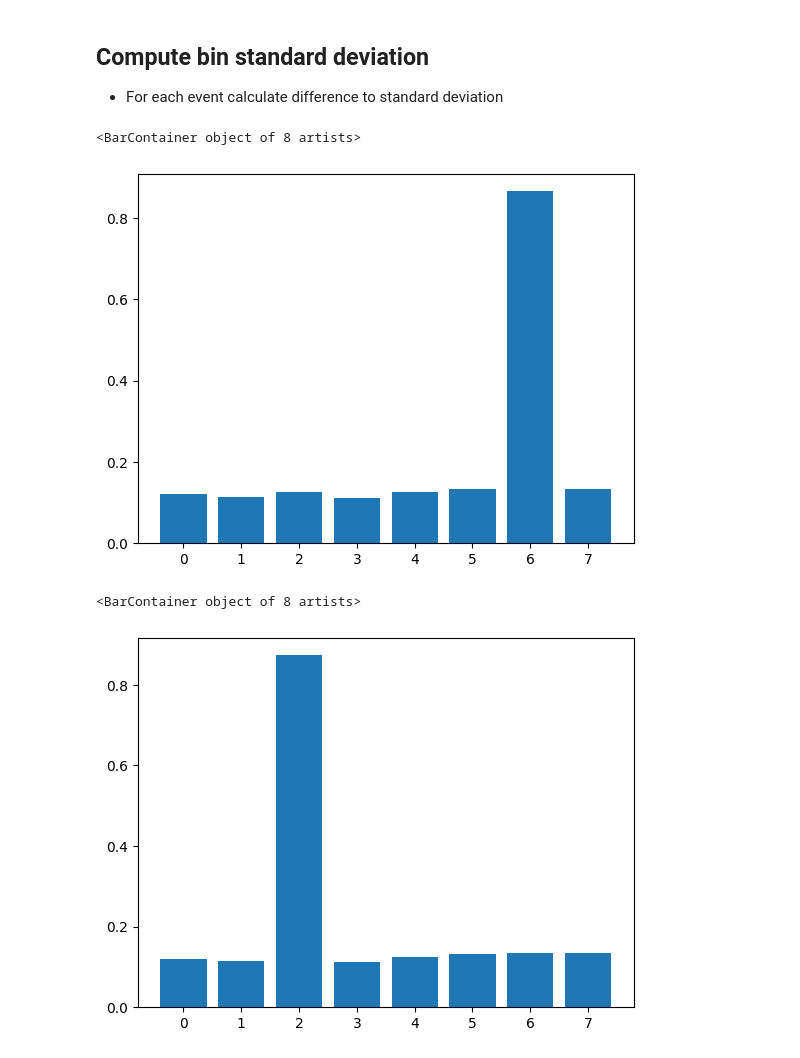
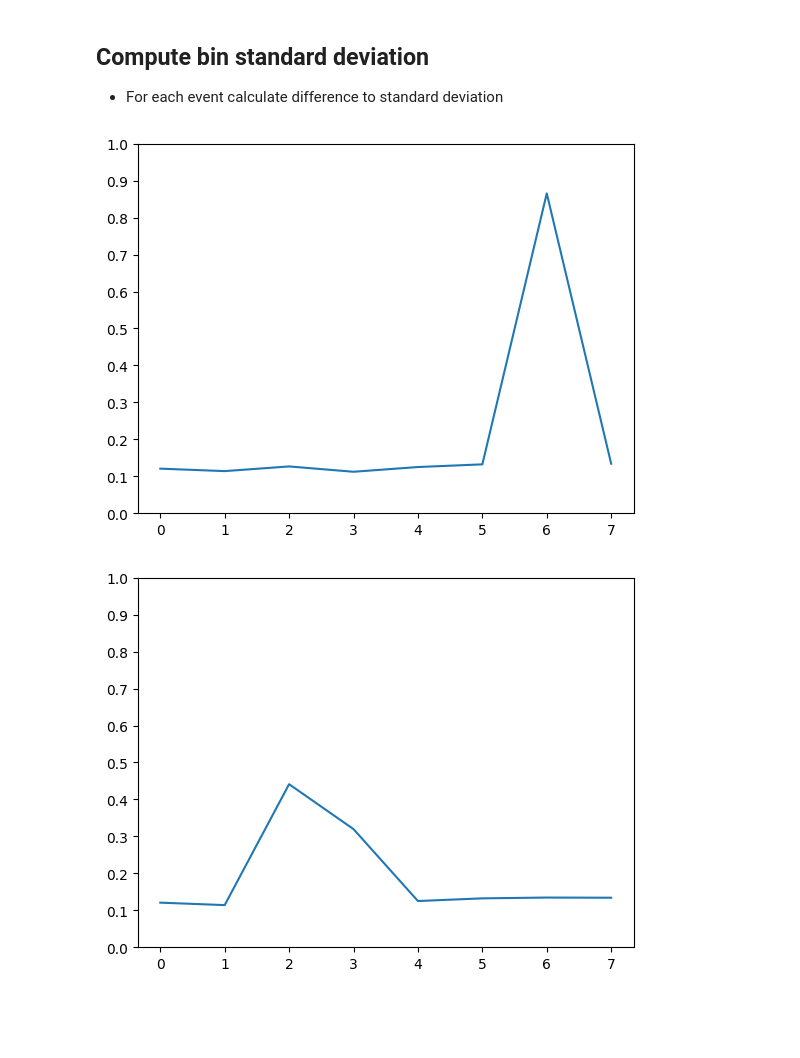
Before and after one commit to YannickLeon/EEGAnalysis, a Jupyter notebook: filtering2.ipynb, the cells around one changed output. Saved outputs shown, nothing was run; the diff lists cells and outputs as text; code cells hidden in the pictures; blank space fills up the shorter version.

```diff
--- a/filtering2.ipynb
+++ b/filtering2.ipynb
@@ -73,7 +74,2 @@ Designing a one-pass, zero-phase, non-causal bandpass filter:
 [figure]
 [figure]
-# %%
-raw = raw_unmodified.copy()
-raw.filter(0.01, 0.1, picks="all")
-raw.apply_hilbert(picks="all")
-test = np.angle(raw.get_data(picks="all"))
@@ -107,5 +89,3 @@ def create_bins(data, num_bins=8):
         bin_index = int((element + np.pi) // bin_size)
         bins[bin_index].append(element)
     return bins
-# %%
-bins = create_bins(test[12])
@@ -139,7 +112,7 @@ def get_bin_deviation(data, timestamp, timespan = 0.1*500):
 
     return deviation
 
-def get_total_deviation(data, timestamp, timespan = 0.1, sampling_rate = 500):
+def get_total_deviation(data, timestamp, timespan = 1, sampling_rate = 500):
     total_deviation = [0 for i in range(8)]
     for i in range(len(data)):
         deviation = get_bin_deviation(data[i], timestamp*sampling_rate, timespan*sampling_rate)
@@ -152,16 +125,18 @@ def get_total_deviation(data, timestamp, timespan = 0.1, sampling_rate = 500):
 # %%
 data = test[10:11]
 # %%
-total_deviation = get_total_deviation(data, 115.014)
-plt.bar([i for i in range(8)], total_deviation)
+total_deviation = get_total_deviation(data, 115.014, sampling_rate=500)
+plt.plot([i for i in range(8)], total_deviation)
+plt.yticks([i/10 for i in range(11)])
+plt.show()
 # %% [output]
-<BarContainer object of 8 artists>
-[figure, old version]
+[figure, new version]
 # %%
-total_deviation = get_total_deviation(data, 147.868)
-plt.bar([i for i in range(8)], total_deviation)
+total_deviation = get_total_deviation(data, 147.868, sampling_rate=500)
+plt.plot([i for i in range(8)], total_deviation)
+plt.yticks([i/10 for i in range(11)])
+plt.show()
 # %% [output]
-<BarContainer object of 8 artists>
-[figure, old version]
+[figure, new version]
 # %%
 # collect star
```
Also changed, not shown: parts of 9 cells of this notebook.
